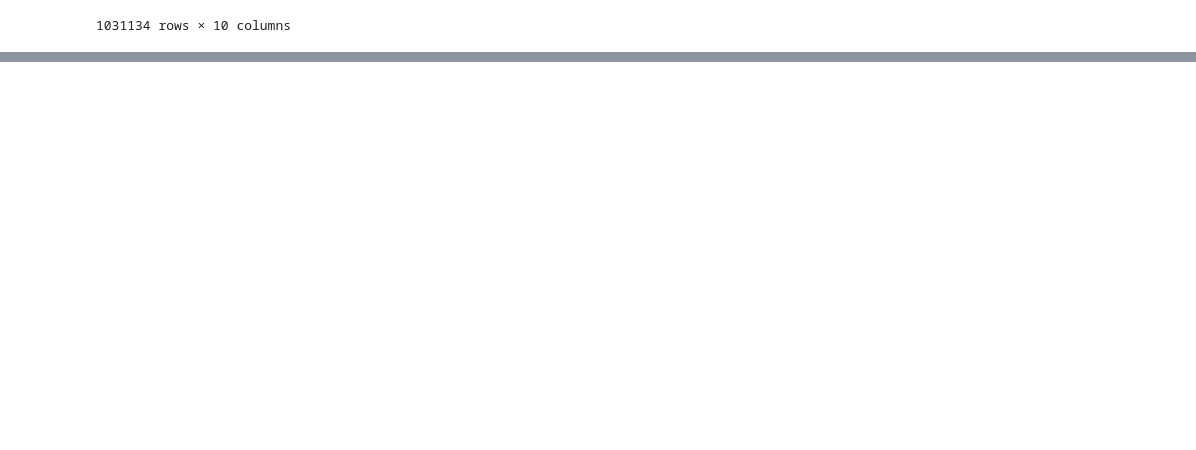
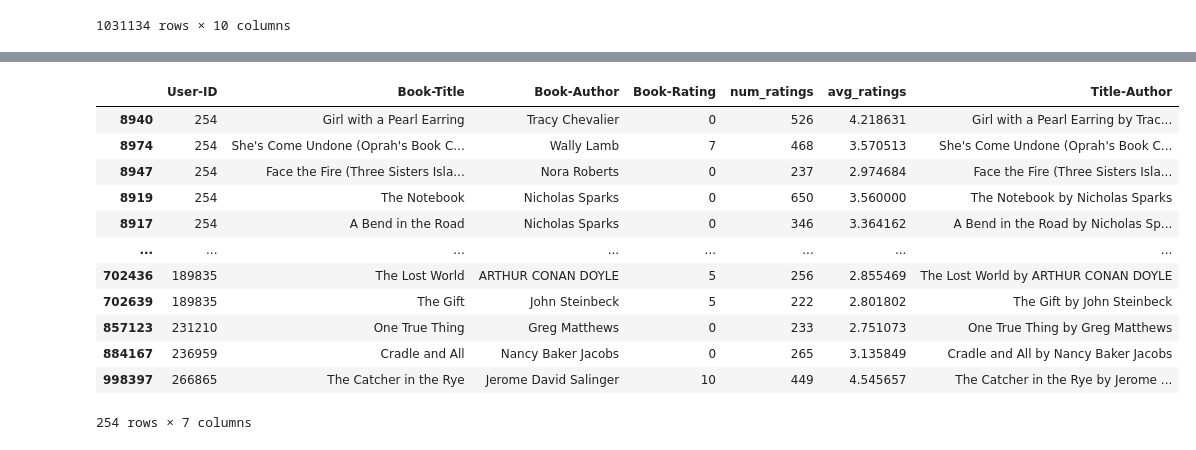
Before and after one commit to vidhan66/Book-Recommendation-System, a Jupyter notebook: Book_Recommendation_System.ipynb, the cells around one changed output, grey strips where cells are left out. Drawn from its saved outputs; the diff is of its cells as text; code cells hidden in the pictures; blank space fills up the shorter version.

```diff
--- a/Book_Recommendation_System.ipynb
+++ b/Book_Recommendation_System.ipynb
@@ -455,0 +541,18 @@ final_recommendations
+# %%
+CF_data = CF_data[CF_data['Book-Title'].isin(good_books.index)]
+CF_data = CF_data.drop_duplicates(subset='Title-Author')
+CF_data
+# %% [output]
+|  | User-ID | Book-Title | Book-Author | Book-Rating | num_ratings | avg_ratings | Title-Author |
+| 8940 | 254 | Girl with a Pearl Earring | Tracy Chevalier | 0 | 526 | 4.218631 | Girl with a Pearl Earring by Trac... |
+| 8974 | 254 | She's Come Undone (Oprah's Book C... | Wally Lamb | 7 | 468 | 3.570513 | She's Come Undone (Oprah's Book C... |
+| 8947 | 254 | Face the Fire (Three Sisters Isla... | Nora Roberts | 0 | 237 | 2.974684 | Face the Fire (Three Sisters Isla... |
+| 8919 | 254 | The Notebook | Nicholas Sparks | 0 | 650 | 3.560000 | The Notebook by Nicholas Sparks |
+| 8917 | 254 | A Bend in the Road | Nicholas Sparks | 0 | 346 | 3.364162 | A Bend in the Road by Nicholas Sp... |
+| ... | ... | ... | ... | ... | ... | ... | ... |
+| 702436 | 189835 | The Lost World | ARTHUR CONAN DOYLE | 5 | 256 | 2.855469 | The Lost World by ARTHUR CONAN DOYLE |
+| 702639 | 189835 | The Gift | John Steinbeck | 5 | 222 | 2.801802 | The Gift by John Steinbeck |
+| 857123 | 231210 | One True Thing | Greg Matthews | 0 | 233 | 2.751073 | One True Thing by Greg Matthews |
+| 884167 | 236959 | Cradle and All | Nancy Baker Jacobs | 0 | 265 | 3.135849 | Cradle and All by Nancy Baker Jacobs |
+| 998397 | 266865 | The Catcher in the Rye | Jerome David Salinger | 10 | 449 | 4.545657 | The Catcher in the Rye by Jerome ... |
+254 rows × 7 columns
```
Also changed, not shown: parts of 15 cells of this notebook.
